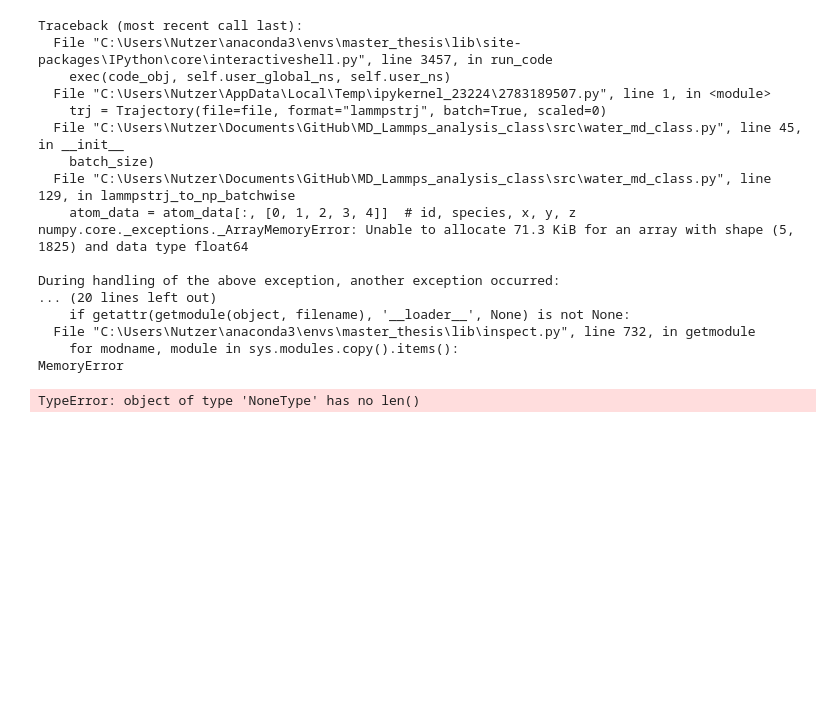
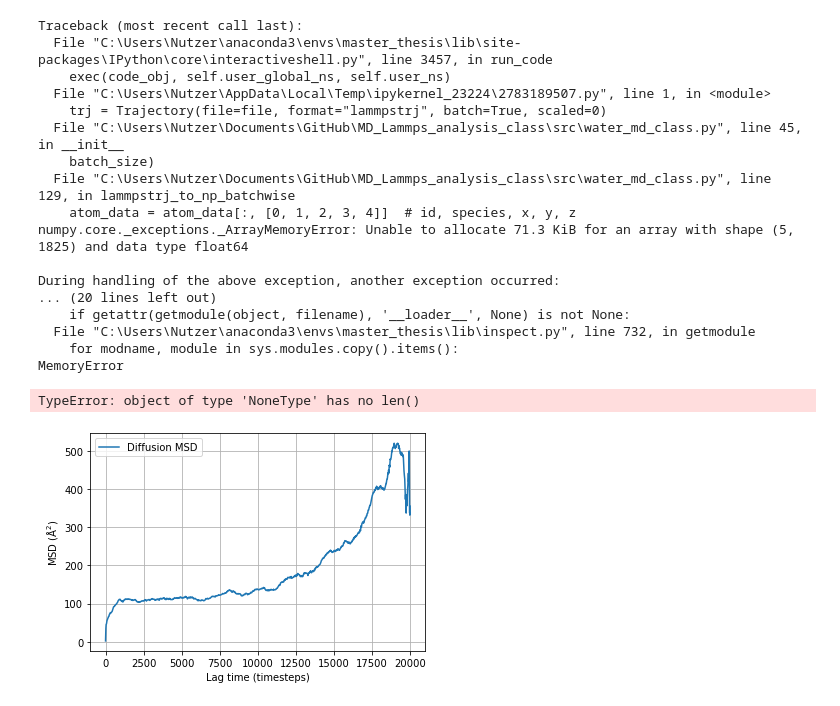
Before and after one commit to Karim-Ib/MD_Lammps_analysis, a Jupyter notebook: tutorial_notebook/Ion_analysis.ipynb, the cells around one changed output. Cells and saved outputs as stored; diff of their text form; code cells hidden in the pictures; blank space fills up the shorter version.

```diff
--- a/tutorial_notebook/Ion_analysis.ipynb
+++ b/tutorial_notebook/Ion_analysis.ipynb
@@ -467,2 +534,11 @@ for t in range(len(r_diff)):
 # %%
-diffusion
+msd, lag = compute_msd_for_selected_timesteps(trj, h3o_ids_ts)
+# %%
+plt.plot(lag, msd, label="Diffusion MSD")
+plt.xlabel("Lag time (timesteps)")
+plt.ylabel("MSD ($\mathrm{Å}^2$)")
+plt.legend()
+plt.grid(True)
+plt.show()
+# %% [output]
+[figure, added]
```
Also changed, not shown: parts of 13 cells of this notebook, 2 other files.
